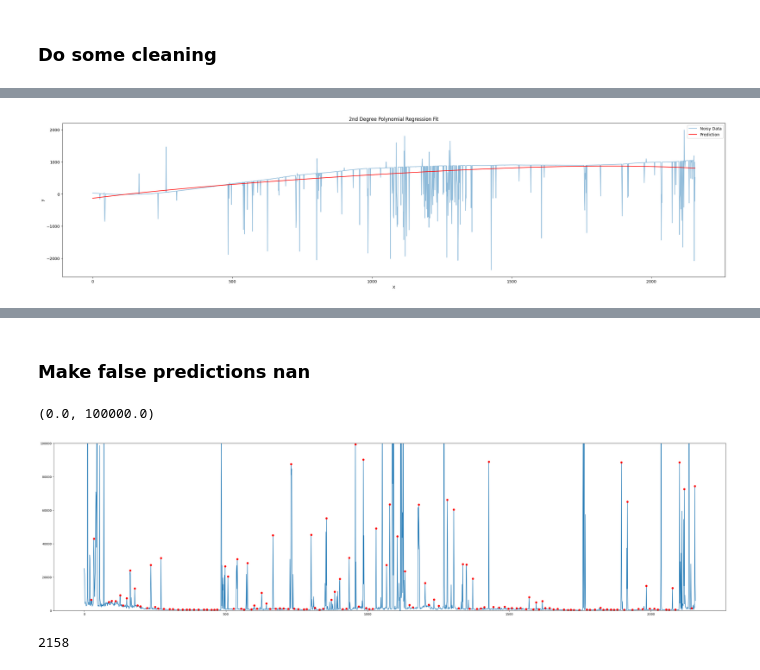
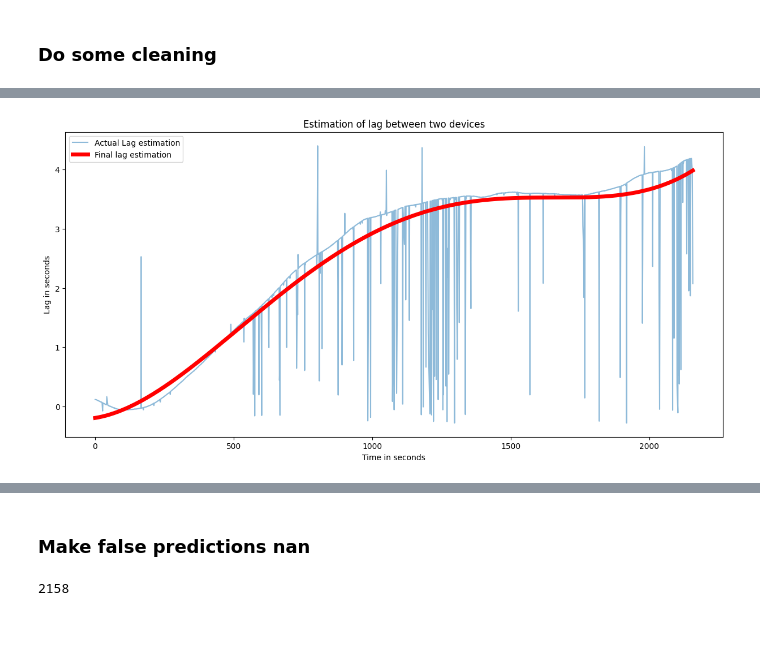
Before and after one commit to iduntech/idn-sync-data, a Jupyter notebook: sync_data.ipynb, the cells around one changed output, grey strips where cells are left out. Saved outputs shown, nothing was run; the diff lists cells and outputs as text; code cells hidden in the pictures; blank space fills up the shorter version.

Commit message:
accurate lag estimation

```diff
--- a/sync_data.ipynb
+++ b/sync_data.ipynb
@@ -266,3 +267,27 @@ plt.ylim(-1,5)
 [figure]
 # %% [markdown]
 ### Do some cleaning
+# %%
+def replace_outliers(data):
+    Q1 = np.percentile(data, 25)
+    Q3 = np.percentile(data, 75)
+    IQR = Q3 - Q1
+    lower_bound = Q1  - 0.4*IQR
+    upper_bound = Q3 + 0.4*IQR
+    # Use np.where to replace outliers with np.nan
+    cleaned_data = np.where((data < lower_bound) | (data > upper_bound), np.nan, data)
+    return cleaned_data
+# %%
+cleaned_fine_lag_arr = replace_outliers(fine_lag_arr_copy)
+# Assuming the above code, we just continue:
+plt.figure(figsize=(30, 7))
+#plt.plot(np.array(fine_lag_arr_copy)/250)
+plt.plot(np.array(fine_lag_arr_copy)/250)
+plt.title('Lag')
+plt.ylim(-1,5)
+
+plt.figure(figsize=(30, 7))
+#plt.plot(np.array(fine_lag_arr_copy)/250)
+plt.plot(np.array(cleaned_fine_lag_arr)/250)
+plt.title('Lag')
+plt.ylim(-1,5)
@@ -269,34 +298,39 @@ plt.ylim(-1,5)
 # %%
 import numpy as np
 import matplotlib.pyplot as plt
 from sklearn.linear_model import LinearRegression
 from sklearn.preprocessing import PolynomialFeatures
 
-y = fine_lag_arr_copy
+y = cleaned_fine_lag_arr
 X = np.arange(len(y)).reshape(-1, 1)
+
+# find where y is not nan
+not_nan_idx = np.where(~np.isnan(y))[0]
+y = y[not_nan_idx]
+X = X[not_nan_idx]
 
 # Transform the features to 2nd degree polynomial features
 poly = PolynomialFeatures(degree=4)
 X_poly = poly.fit_transform(X)
 
 # Create a LinearRegression model and fit it to the polynomial features
 reg = LinearRegression().fit(X_poly, y)
 
 # Predict values
 X_new_poly = poly.transform(X_new)
 y_pred = reg.predict(X_new_poly)
 
 # Plotting the regression curve
-plt.figure(figsize=(30, 7))
-plt.plot(X, y, label='Noisy Data', alpha=0.5)
-plt.plot(X_new, y_pred, "r-", label="Prediction")
-plt.title("2nd Degree Polynomial Regression Fit")
-plt.xlabel("X")
-plt.ylabel("y")
+plt.figure(figsize=(15, 7))
+plt.plot(X, y/250, label='Actual Lag estimation', alpha=0.5)
+plt.plot(X_new, y_pred/250, "r-", label="Final lag estimation", linewidth=5)
+plt.title("Estimation of lag between two devices")
+plt.xlabel("Time in seconds")
+plt.ylabel("Lag in seconds")
 plt.legend()
 plt.show()
 # %% [output]
-[figure, old version]
+[figure, new version]
 # %%
 peaks
 # %% [output]
@@ -316,27 +350,6 @@ array([  12,   24,   34,   45,   69,   87,   97,  111,  127,  137,  150,
        2024, 2036, 2054, 2064, 2076, 2086, 2101, 2118, 2134, 2144, 2155])
 # %% [markdown]
 ### Make false predictions nan
-# %%
-import numpy as np
-from scipy.signal import find_peaks
-import matplotlib.pyplot as plt
-
-# Generate example data with spikes
-fine_max_corr_arr = np.array(fine_max_corr_arr)
-peaks, _ = find_peaks(y, distance=10)
-fine_max_corr_arr[peaks] = np.nan
-
-
-
-all_spikes = np.concatenate([peaks])
-plt.figure(figsize=(40, 10))
-# Plot the data
-plt.plot(y)
-plt.plot(fine_max_corr_arr)  # Spike locations marked with red circles
-plt.ylim(0,100000)
-# %% [output]
-(0.0, 100000.0)
-[figure, removed]
 # %%
 len(fine_max_corr_arr)
 # %% [output]
```
Also changed, not shown: parts of 2 cells of this notebook.
